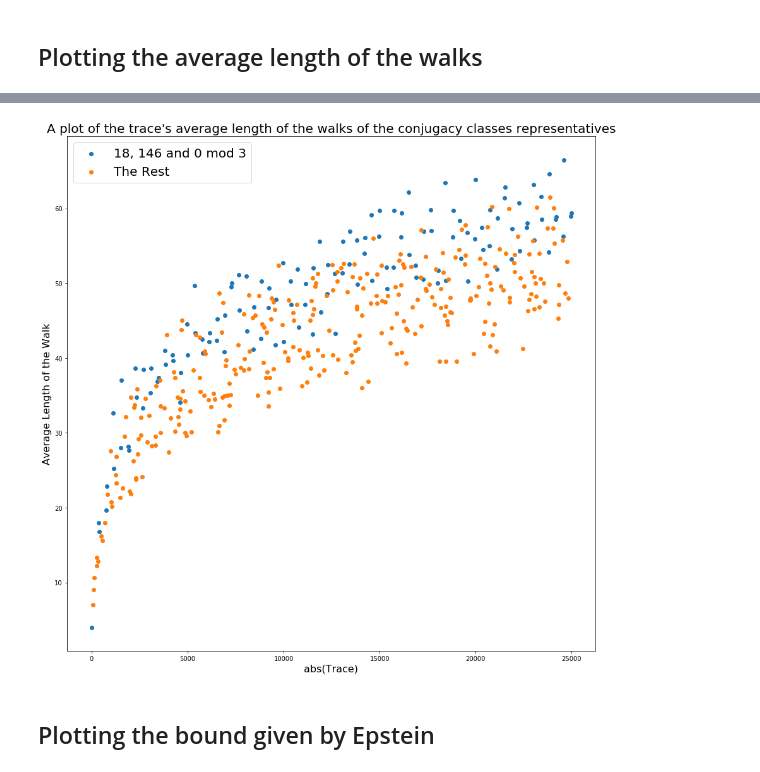
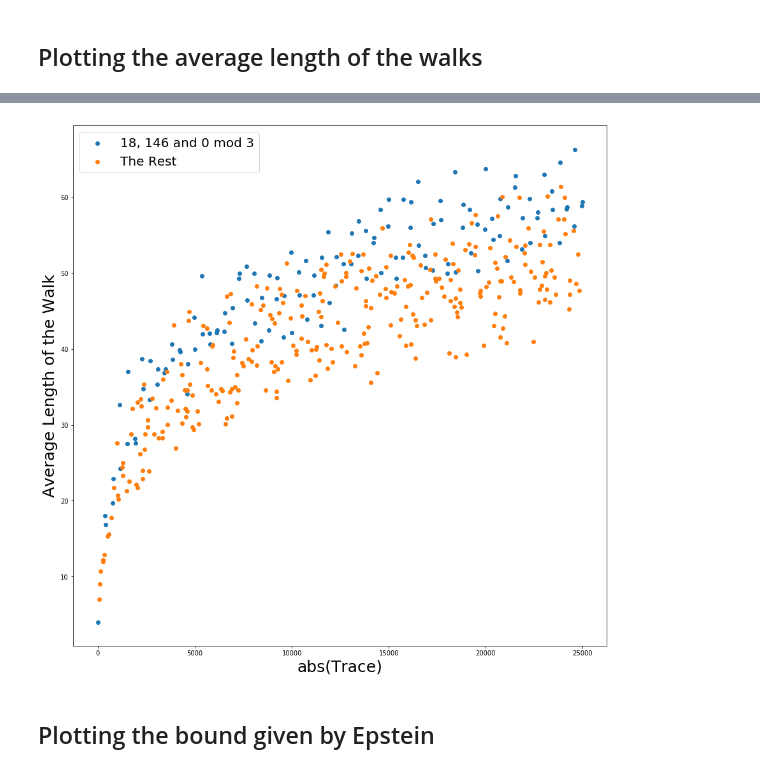
Before and after one commit to BrookeOgrodnik/CommutatorSubgroups, a Jupyter notebook: PythonCode/Class_Number.ipynb, the cells around one changed output, grey strips where cells are left out. Saved outputs shown, nothing was run; the diff lists cells and outputs as text; code cells hidden in the pictures.

```diff
--- a/PythonCode/Class_Number.ipynb
+++ b/PythonCode/Class_Number.ipynb
@@ -307,19 +327,19 @@ plt.show()
 # %%
 plt.figure(figsize=(15,15))
 plt.scatter(special_traces.trace.values, special_traces.walks.values,label='18, 146 and 0 mod 3')
 plt.scatter(non_special_traces.trace.values,non_special_traces.walks.values,label='The Rest')
 
-plt.xlabel("abs(Trace)", fontsize = 16)
-plt.ylabel("Average Length of the Walk", fontsize = 16)
+plt.xlabel("abs(Trace)", fontsize = 25)
+plt.ylabel("Average Length of the Walk", fontsize = 25)
 
 # Also a title
-plt.title("A plot of the trace's average length of the walks of the conjugacy classes representatives", fontsize = 20)
+#plt.title("A plot of the trace's average word length the conjugacy classes", fontsize = 35)
 
 # plt.legend() adds the legend to the plot
 plt.legend(fontsize=20)
 plt.show()
 # %% [output]
-[figure, old version]
+[figure, new version]
 # %% [markdown]
 ## Plotting the bound given by Epstein
 # %%
```
Also changed, not shown: parts of 18 cells of this notebook, 13 other files.
